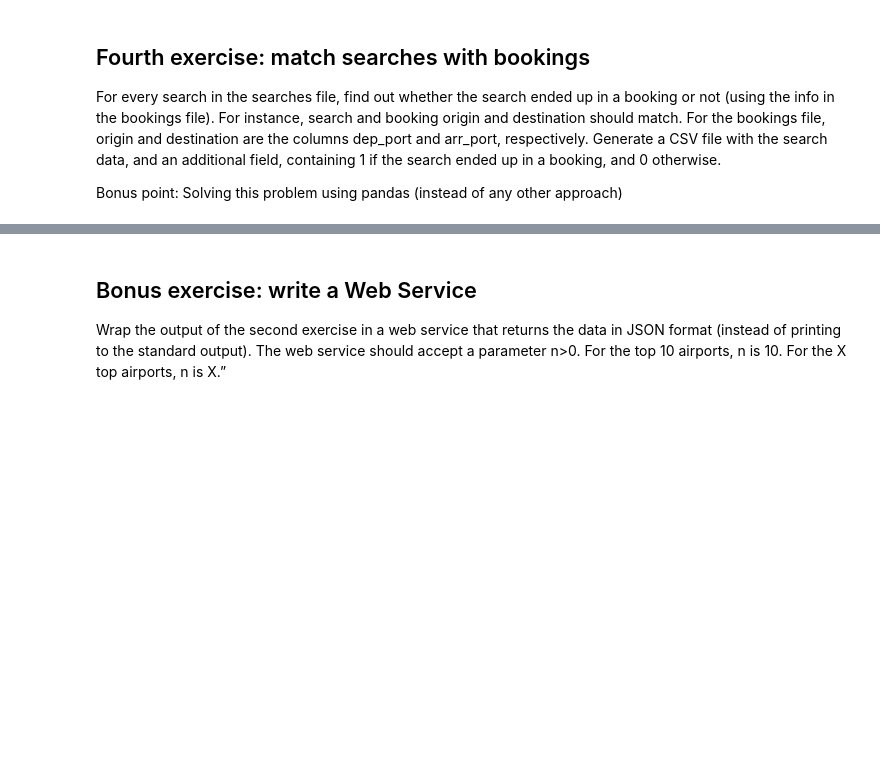
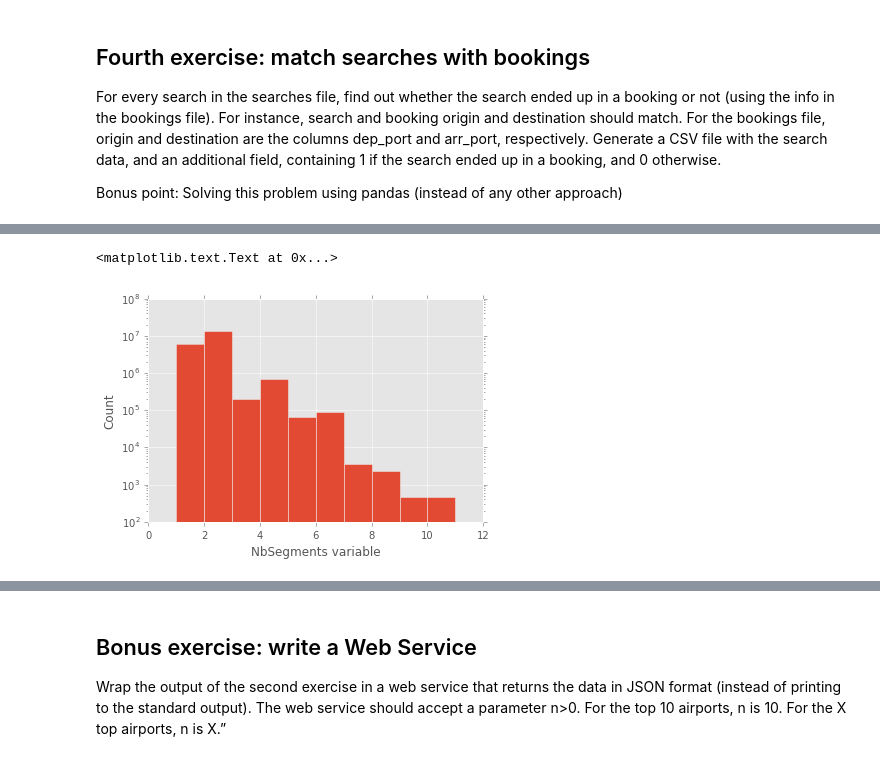
Before and after one commit to frallain/amadeus_challenge, a Jupyter notebook: amadeus_challenge.ipynb, the cells around one changed output, grey strips where cells are left out. Cells and saved outputs as stored; diff of their text form; code cells hidden in the pictures; blank space fills up the shorter version.

```diff
--- a/amadeus_challenge.ipynb
+++ b/amadeus_challenge.ipynb
@@ -233,0 +262,14 @@ Bonus point: Solving this problem using pandas (instead of any other approach)
+# %%
+for error in errors.Date.tolist():
+    Date,Time,TxnCode,OfficeID,Country,Origin,Destination,RoundTrip,NbSegments,Seg1Departure,Seg1Arrival,Seg1Date,Seg1Carrier,Seg1BookingCode,Seg2Departure,Seg2Arrival,Seg2Date,Seg2Carrier,Seg2BookingCode,Seg3Departure,Seg3Arrival,Seg3Date,Seg3Carrier,Seg3BookingCode,Seg4Departure,Seg4Arrival,Seg4Date,Seg4Carrier,Seg4BookingCode,Seg5Departure,Seg5Arrival,Seg5Date,Seg5Carrier,Seg5BookingCode,Seg6Departure,Seg6Arrival,Seg6Date,Seg6Carrier,Seg6BookingCode,From,IsPublishedForNeg,IsFromInternet,IsFromVista,TerminalID,InternetOffice = error.split(',')
+    print [Date, NbSegments, Seg1Departure, Seg1Arrival, Seg1Date]
+
+    searches = searches.append({'Date':Date,
+                                'Origin':Origin,
+                                'Destination':Destination,
+                                'NbSegments':int(NbSegments),
+                                'Seg1Departure':Seg1Departure,
+                                'Seg1Arrival':Seg1Arrival,
+                                'Seg1Date':Seg1Date},
+                               ignore_index=True)
+print searches.shape
@@ -233,0 +294,5 @@ Bonus point: Solving this problem using pandas (instead of any other approach)
+# %%
+print searches.shape
+errors.index
+searches.drop(errors.index, inplace=True)
+print searches.shape # 20390198 rows
@@ -233,0 +302,2 @@ Bonus point: Solving this problem using pandas (instead of any other approach)
+# %%
+searches['Date'] = pd.to_datetime(searches['Date'],format='%Y-%m-%d')
@@ -233,0 +314,14 @@ Bonus point: Solving this problem using pandas (instead of any other approach)
+# %%
+searches['Seg1Date'] = pd.to_datetime(searches['Seg1Date'],format='%Y-%m-%d')
+searches['Seg1Departure'] = searches['Seg1Departure'].str.strip()
+searches['Seg1Arrival'] = searches['Seg1Arrival'].str.strip()
+searches['Origin'] = searches['Origin'].str.strip()
+searches['Destination'] = searches['Destination'].str.strip()
+# %%
+searches.NbSegments.hist()
+plt.yscale('log')
+plt.xlabel('NbSegments variable')
+plt.ylabel('Count')
+# %% [output]
+<matplotlib.text.Text at 0x...>
+[figure, added]
```
Also changed, not shown: parts of 23 cells of this notebook.
